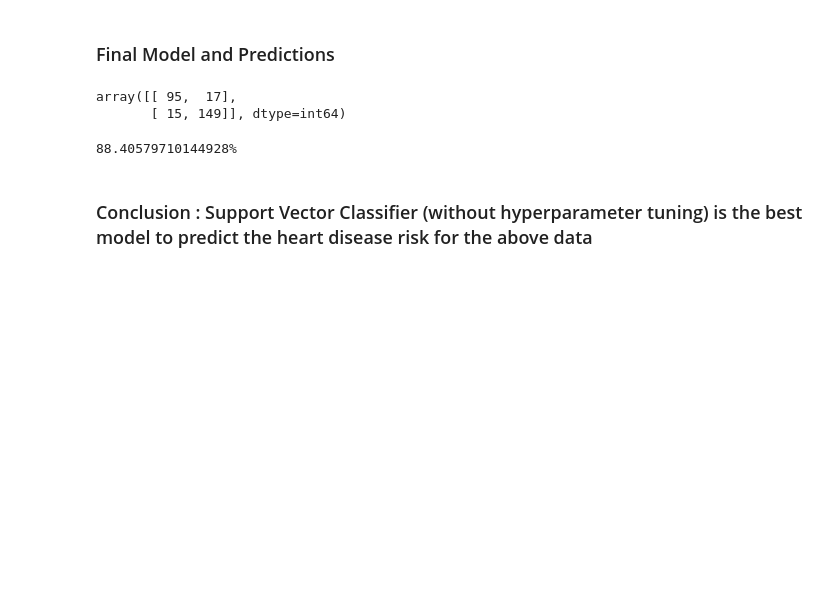
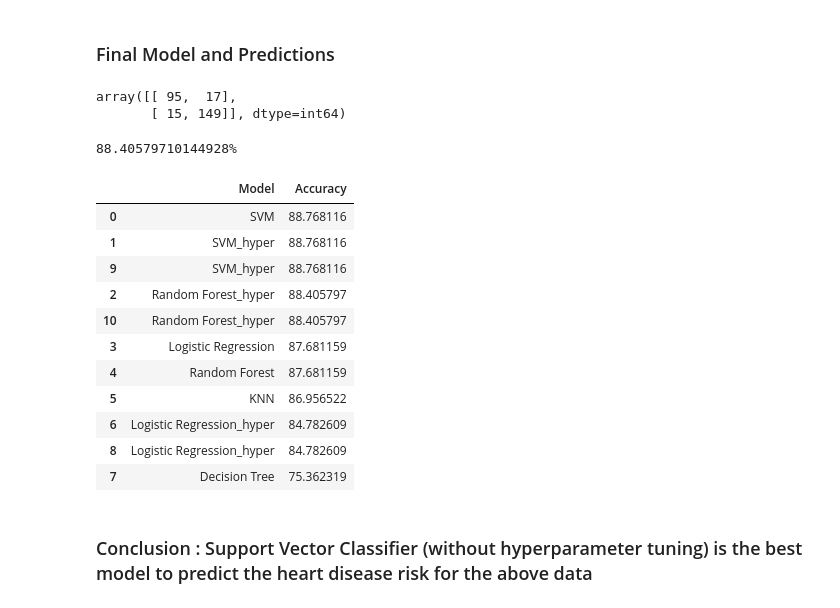
Before and after one commit to Amar1709/Heart_Disease_Risk_Predictor, a Jupyter notebook: HeartAttackRiskPred.ipynb, the cells around one changed output. Cells and saved outputs as stored; diff of their text form; code cells hidden in the pictures; blank space fills up the shorter version.

Commit message:
Added modified dataframe and heatmap

```diff
--- a/HeartAttackRiskPred.ipynb
+++ b/HeartAttackRiskPred.ipynb
@@ -677,5 +677,29 @@ rbf_accuracy_score_hyper = accuracy_score(encoded_y_test,grid2_predictions)
 print(f"{rbf_accuracy_score_hyper*100}%")
 # %% [output]
 88.40579710144928%
+# %%
+# Adding the new features to the dataframe
+
+models_acc = models_acc.append({'Model' : 'Logistic Regression_hyper', 'Accuracy' : lr_accuracy_score_hyper*100}, ignore_index=True)
+models_acc = models_acc.append({'Model' : 'SVM_hyper', 'Accuracy' : svc_accuracy_score_hyper*100}, ignore_index=True)
+models_acc = models_acc.append({'Model' : 'Random Forest_hyper', 'Accuracy' : rbf_accuracy_score_hyper*100}, ignore_index=True)
+
+# Sorting the dataframe by accuracy
+models_acc = models_acc.sort_values(by='Accuracy', ascending=False)
+
+models_acc
+# %% [output]
+|  | Model | Accuracy |
+| 0 | SVM | 88.768116 |
+| 1 | SVM_hyper | 88.768116 |
+| 9 | SVM_hyper | 88.768116 |
+| 2 | Random Forest_hyper | 88.405797 |
+| 10 | Random Forest_hyper | 88.405797 |
+| 3 | Logistic Regression | 87.681159 |
+| 4 | Random Forest | 87.681159 |
+| 5 | KNN | 86.956522 |
+| 6 | Logistic Regression_hyper | 84.782609 |
+| 8 | Logistic Regression_hyper | 84.782609 |
+| 7 | Decision Tree | 75.362319 |
 # %% [markdown]
 ### Conclusion : Support Vector Classifier (without hyperparameter tuning) is the best model to predict the heart disease risk for the above data
```
Also changed, not shown: 1 other file.
